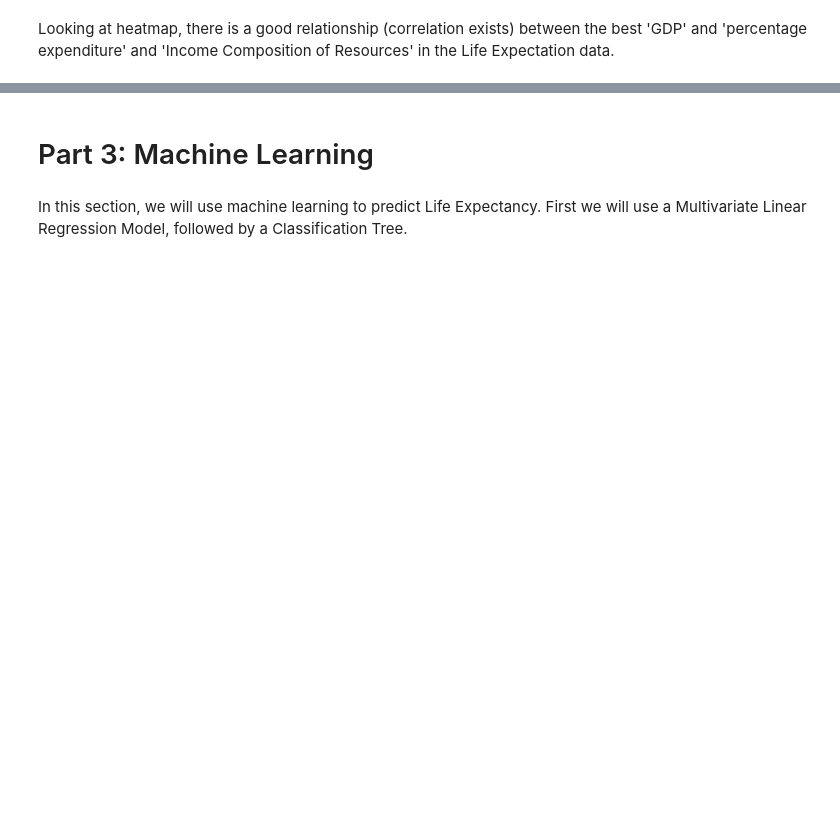
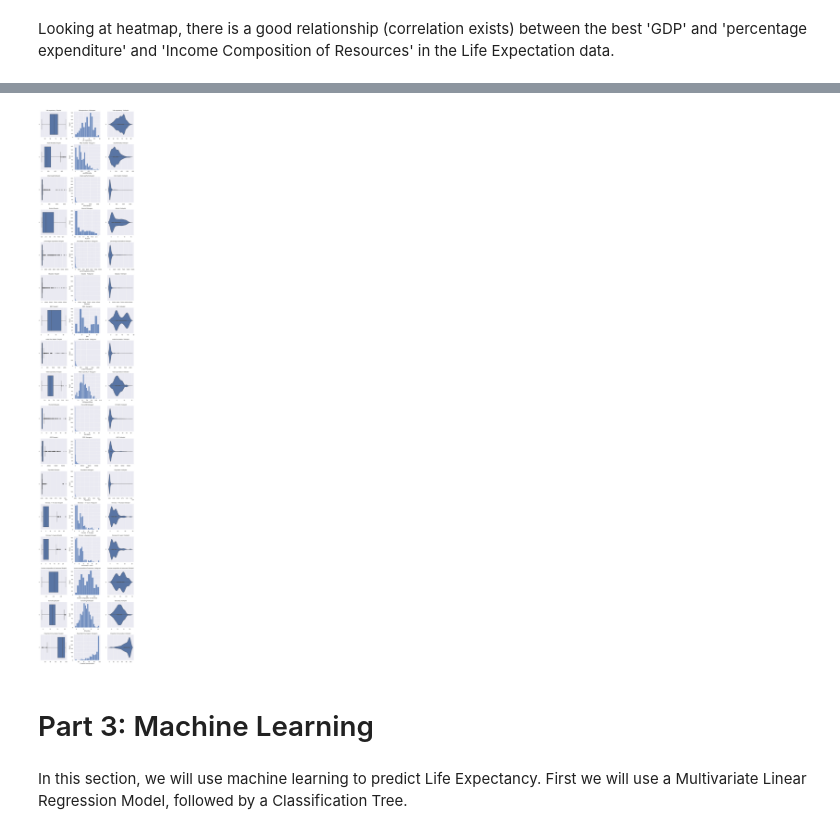
Before and after one commit to tyeckh/DSAI-T7, a Jupyter notebook: Project_T7.ipynb, the cells around one changed output, grey strips where cells are left out. Saved outputs shown, nothing was run; the diff lists cells and outputs as text; code cells hidden in the pictures; blank space fills up the shorter version.

```diff
--- a/Project_T7.ipynb
+++ b/Project_T7.ipynb
@@ -156,3 +257,25 @@ Looking at heatmap, there is a good relationship (correlation exists) between th
+# %%
+numeric_data = LifeData_Clean.select_dtypes(include=[float])
+
+# Create a grid of subplots with 3 columns and n rows
+n = len(numeric_data.columns)
+fig, axes = plt.subplots(nrows=n, ncols=3, figsize=(12, 4*n))
+
+# Loop through each numeric variable and create plots
+count = 0
+for var in numeric_data:
+    sb.boxplot(data = numeric_data[var], orient = "h", ax = axes[count,0])
+    sb.histplot(data = numeric_data[var], ax = axes[count,1])
+    sb.violinplot(data = numeric_data[var], orient = "h", ax = axes[count,2])
+    axes[count,0].set_title(f"{var} Boxplot")
+    axes[count,1].set_title(f"{var} Histogram")
+    axes[count,2].set_title(f"{var} Violinplot")
+    count += 1
+
+plt.tight_layout()
+plt.show()
+# %% [output]
+[figure, added]
 # %% [markdown]
 # Part 3: Machine Learning
 # %% [markdown]
```
Also changed, not shown: parts of 14 cells of this notebook.
